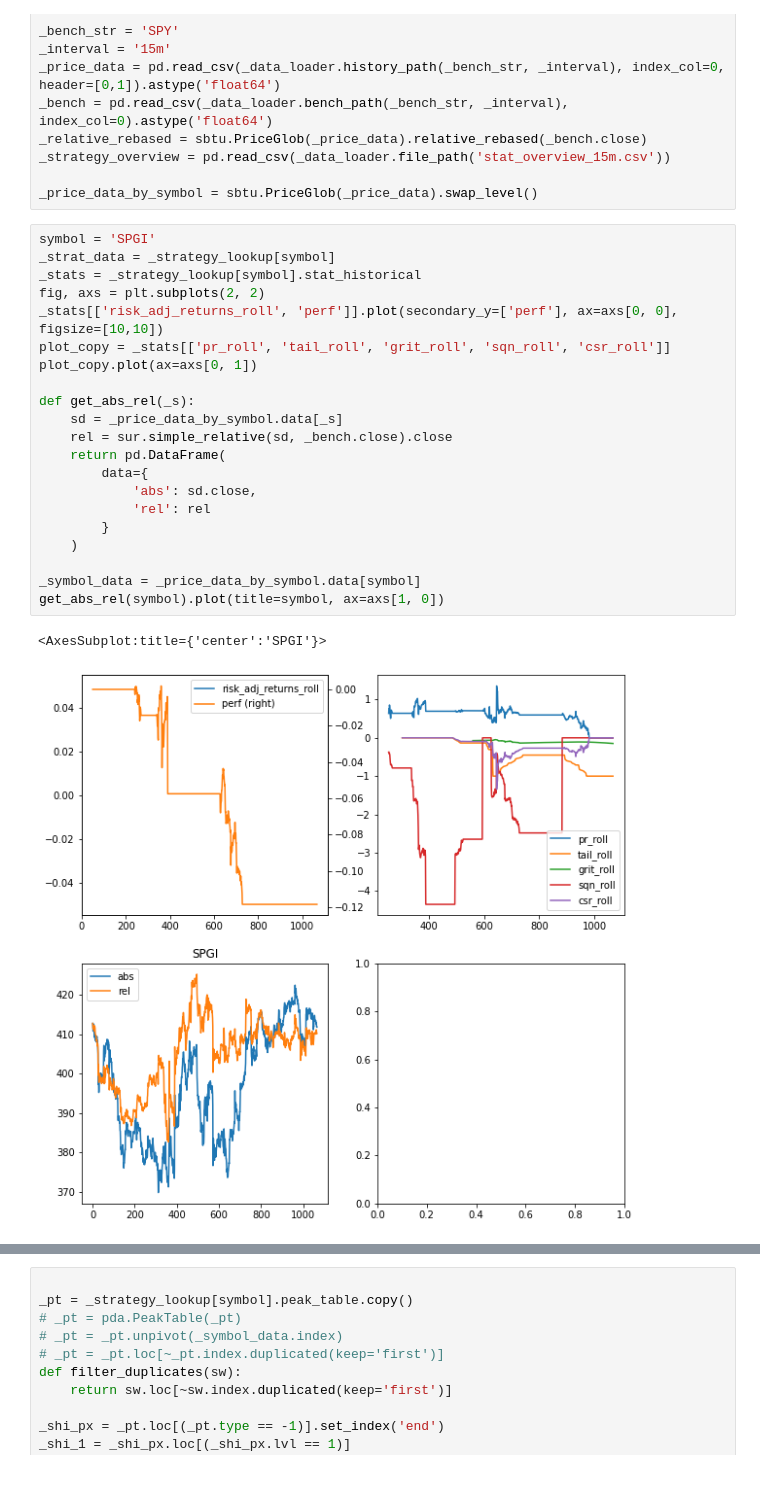
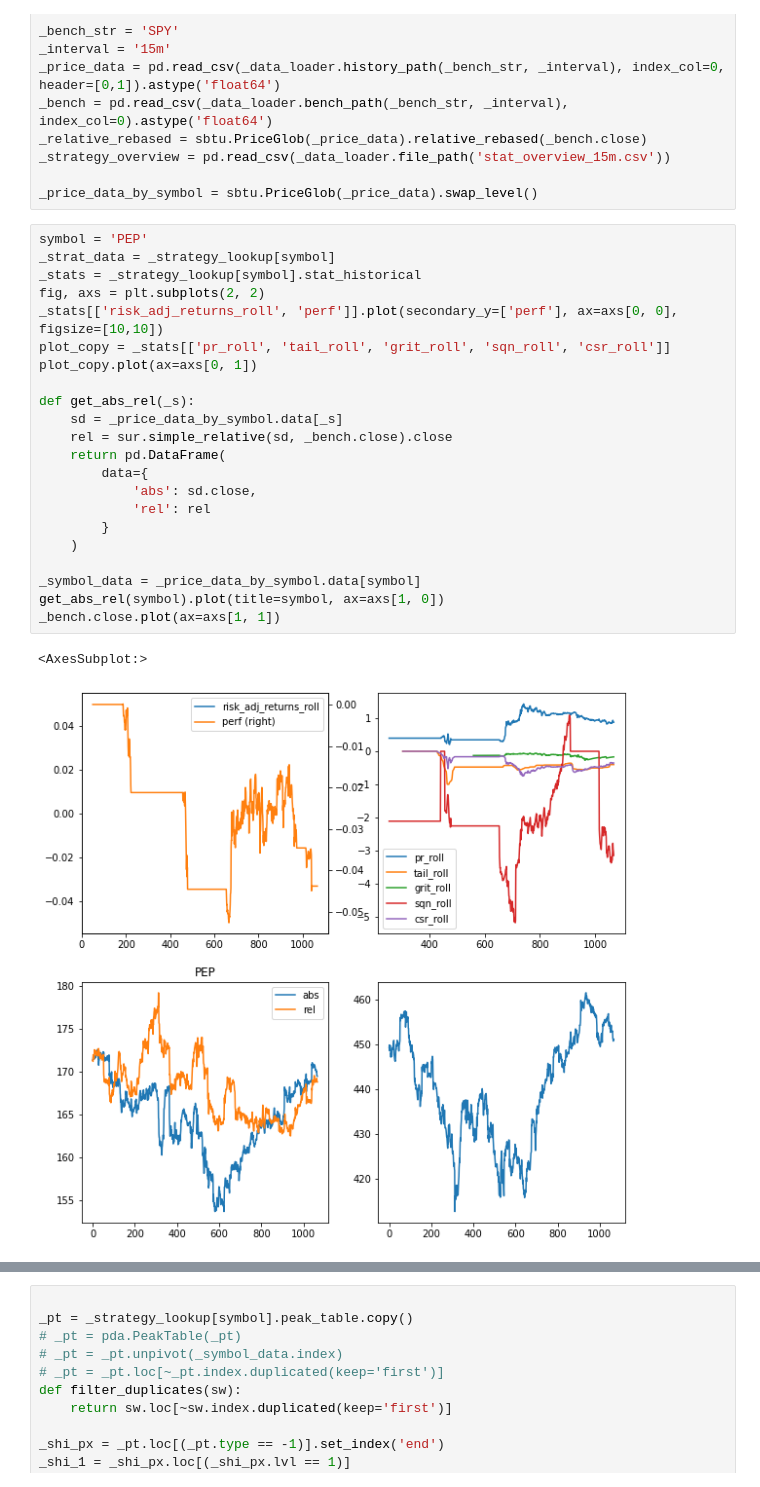
Before and after one commit to bjahnke/blue_bird_pms, a Jupyter notebook: src/backtester.ipynb, the cells around one changed output, grey strips where cells are left out. Cells and saved outputs as stored; diff of their text form.

```diff
--- a/src/backtester.ipynb
+++ b/src/backtester.ipynb
@@ -30,29 +30,30 @@ _strategy_overview = pd.read_csv(_data_loader.file_path('stat_overview_15m.csv')
 
 _price_data_by_symbol = sbtu.PriceGlob(_price_data).swap_level()
 # %%
-symbol = 'SPGI'
+symbol = 'PEP'
 _strat_data = _strategy_lookup[symbol]
 _stats = _strategy_lookup[symbol].stat_historical
 fig, axs = plt.subplots(2, 2)
 _stats[['risk_adj_returns_roll', 'perf']].plot(secondary_y=['perf'], ax=axs[0, 0], figsize=[10,10])
 plot_copy = _stats[['pr_roll', 'tail_roll', 'grit_roll', 'sqn_roll', 'csr_roll']]
 plot_copy.plot(ax=axs[0, 1])
 
 def get_abs_rel(_s):
     sd = _price_data_by_symbol.data[_s]
     rel = sur.simple_relative(sd, _bench.close).close
     return pd.DataFrame(
         data={
             'abs': sd.close,
             'rel': rel
         }
     )
 
 _symbol_data = _price_data_by_symbol.data[symbol]
 get_abs_rel(symbol).plot(title=symbol, ax=axs[1, 0])
+_bench.close.plot(ax=axs[1, 1])
 # %% [output]
-<AxesSubplot:title={'center':'SPGI'}>
+<AxesSubplot:>
-[figure, old version]
+[figure, new version]
 # %%
 
 
```
Also changed, not shown: parts of 5 cells of this notebook, 6 other files.
